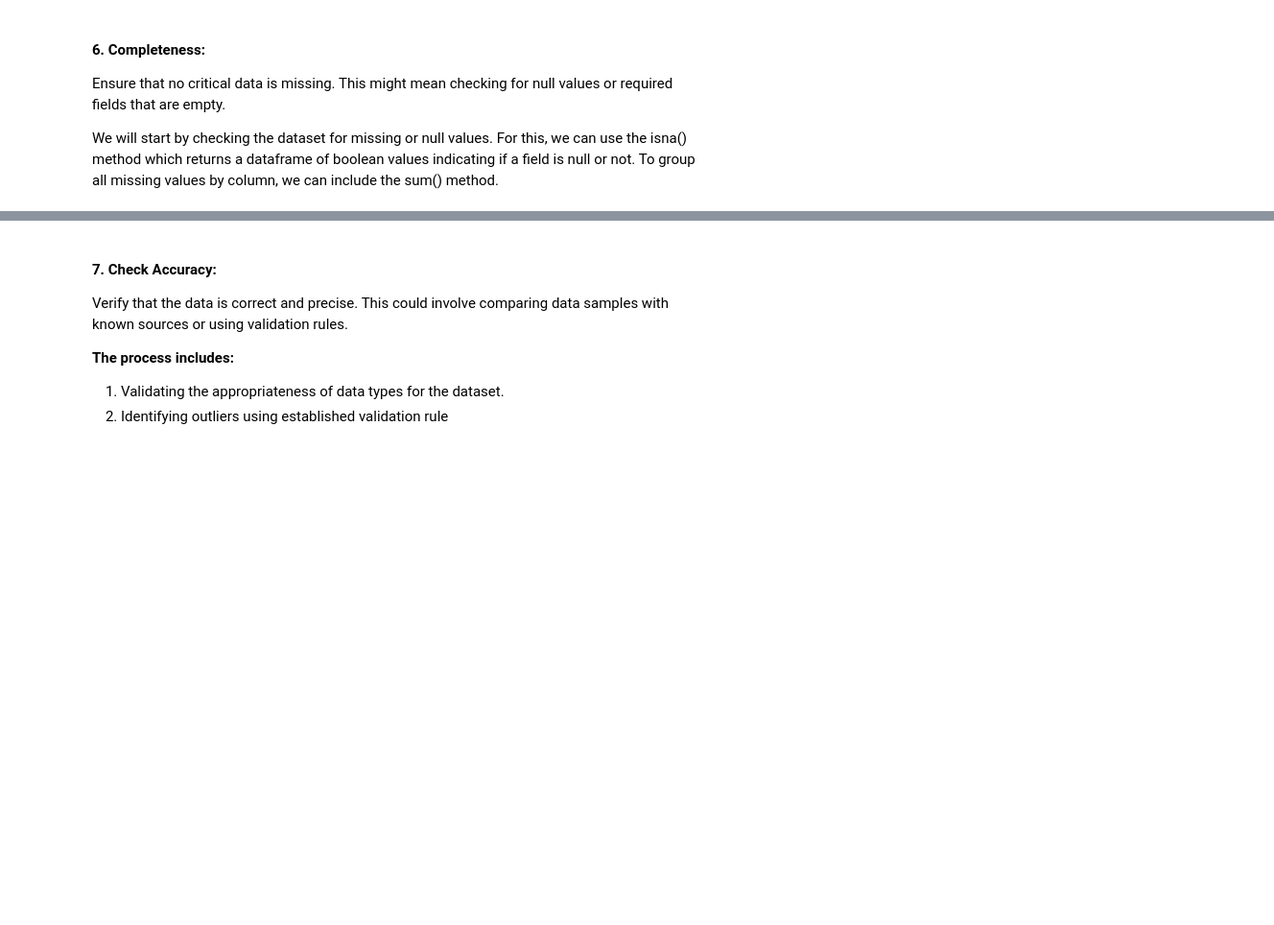
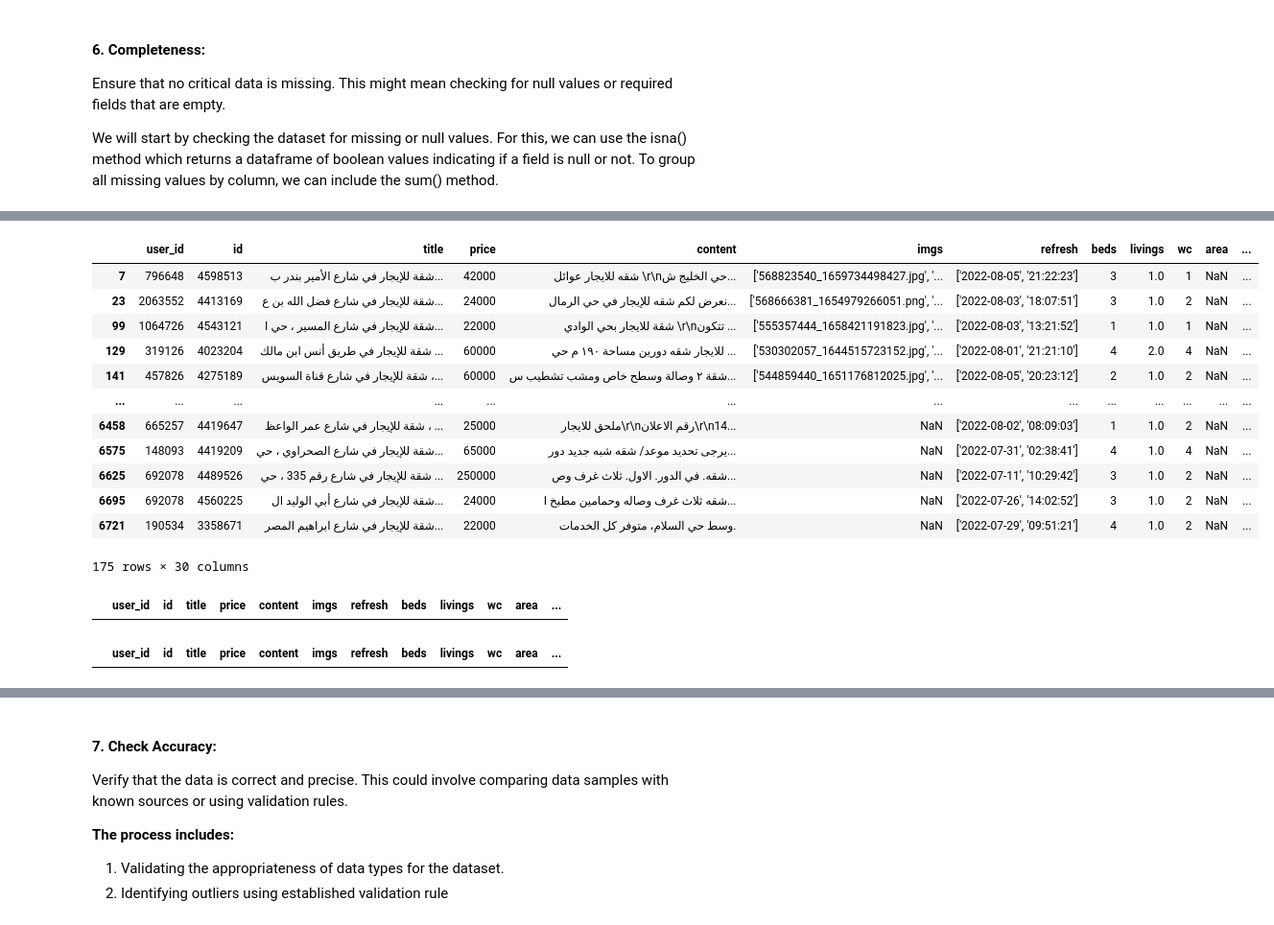
Before and after one commit to Ahmedbhassar/Usecase6-Project3, a Jupyter notebook: EDA explain template (2).ipynb, the cells around one changed output, grey strips where cells are left out. Shown at 96% size. Saved outputs shown, nothing was run; the diff lists cells and outputs as text; code cells hidden in the pictures; blank space fills up the shorter version.

```diff
--- a/EDA explain template (2).ipynb
+++ b/EDA explain template (2).ipynb
@@ -189,2 +332,31 @@ We will start by checking the dataset for missing or null values. For this, we c
+# %%
+realEstate[(realEstate['area'].isnull()) & (realEstate['length'].isnull()) & (realEstate['width'].isnull())]
+
+# We decided to delete the rows where the area is null since also the length and the width for them was null so there is no way to calculate the area,
+# and we also decided to drop the length and the width column since for the remaining rows we had the area
+# %% [output]
+|  | user_id | id | title | price | content | imgs | refresh | beds | livings | wc | area | ... |
+| 7 | 796648 | 4598513 | شقة للإيجار في شارع الأمير بندر ب... | 42000 | شقه للايجار عوائل \r\nحي الخليج ش... | ['568823540_1659734498427.jpg', '... | ['2022-08-05', '21:22:23'] | 3 | 1.0 | 1 | NaN | ... |
+| 23 | 2063552 | 4413169 | شقة للإيجار في شارع فضل الله بن ع... | 24000 | نعرض لكم شقه للإيجار في حي الرمال... | ['568666381_1654979266051.png', '... | ['2022-08-03', '18:07:51'] | 3 | 1.0 | 2 | NaN | ... |
+| 99 | 1064726 | 4543121 | شقة للإيجار في شارع المسير ، حي ا... | 22000 | شقة للايجار بحي الوادي \r\nتتكون ... | ['555357444_1658421191823.jpg', '... | ['2022-08-03', '13:21:52'] | 1 | 1.0 | 1 | NaN | ... |
+| 129 | 319126 | 4023204 | شقة للإيجار في طريق أنس ابن مالك ... | 60000 | للايجار شقه دورين مساحة ١٩٠ م حي ... | ['530302057_1644515723152.jpg', '... | ['2022-08-01', '21:21:10'] | 4 | 2.0 | 4 | NaN | ... |
+| 141 | 457826 | 4275189 | شقة للإيجار في شارع قناة السويس ،... | 60000 | شقة ٢ وصالة وسطح خاص ومشب تشطيب س... | ['544859440_1651176812025.jpg', '... | ['2022-08-05', '20:23:12'] | 2 | 1.0 | 2 | NaN | ... |
+| ... | ... | ... | ... | ... | ... | ... | ... | ... | ... | ... | ... | ... |
+| 6458 | 665257 | 4419647 | شقة للإيجار في شارع عمر الواعظ ، ... | 25000 | ملحق للايجار\r\nرقم الاعلان\r\n14... | NaN | ['2022-08-02', '08:09:03'] | 1 | 1.0 | 2 | NaN | ... |
+| 6575 | 148093 | 4419209 | شقة للإيجار في شارع الصحراوي ، حي... | 65000 | يرجى تحديد موعد/ شقه شبه جديد دور... | NaN | ['2022-07-31', '02:38:41'] | 4 | 1.0 | 4 | NaN | ... |
+| 6625 | 692078 | 4489526 | شقة للإيجار في شارع رقم 335 ، حي ... | 250000 | شقه. في الدور. الاول. ثلاث غرف وص... | NaN | ['2022-07-11', '10:29:42'] | 3 | 1.0 | 2 | NaN | ... |
+| 6695 | 692078 | 4560225 | شقة للإيجار في شارع أبي الوليد ال... | 24000 | شقه ثلاث غرف وصاله وحمامين مطبخ ا... | NaN | ['2022-07-26', '14:02:52'] | 3 | 1.0 | 2 | NaN | ... |
+| 6721 | 190534 | 3358671 | شقة للإيجار في شارع ابراهيم المصر... | 22000 | وسط حي السلام، متوفر كل الخدمات. | NaN | ['2022-07-29', '09:51:21'] | 4 | 1.0 | 2 | NaN | ... |
+175 rows × 30 columns
+# %%
+# Check the other form of NaN such as white space and '-'
+realEstate[(realEstate['advertiser_type'] == ' ') | (realEstate['advertiser_type'] == '-')]
+# %% [output]
+|  | user_id | id | title | price | content | imgs | refresh | beds | livings | wc | area | ... |
+# %%
+# Check the other form of NaN such as white space and '-'
+realEstate[(realEstate['district'] == ' ') | (realEstate['district'] == '-')]
+# %% [output]
+|  | user_id | id | title | price | content | imgs | refresh | beds | livings | wc | area | ... |
 # %%
 # go to clean them
```
Also changed, not shown: parts of 53 cells of this notebook.
